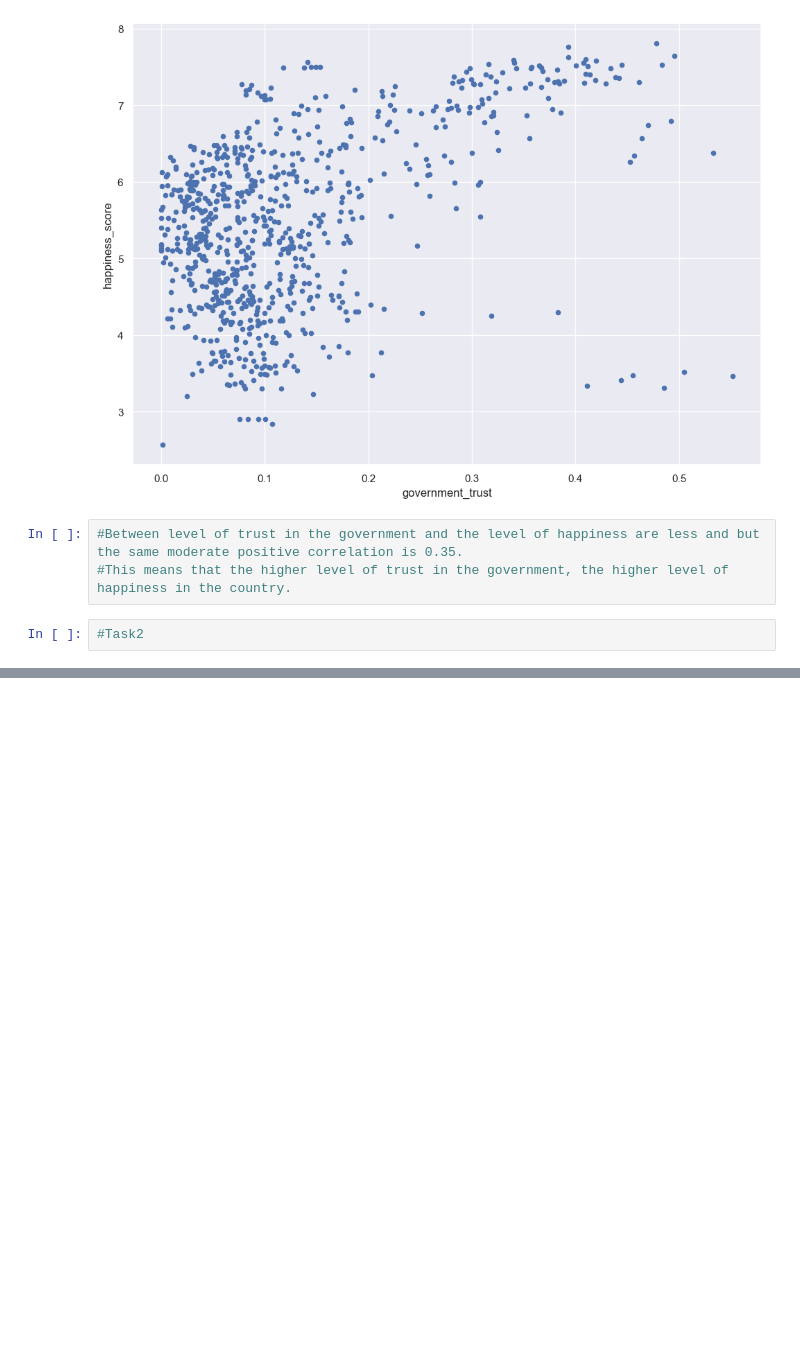
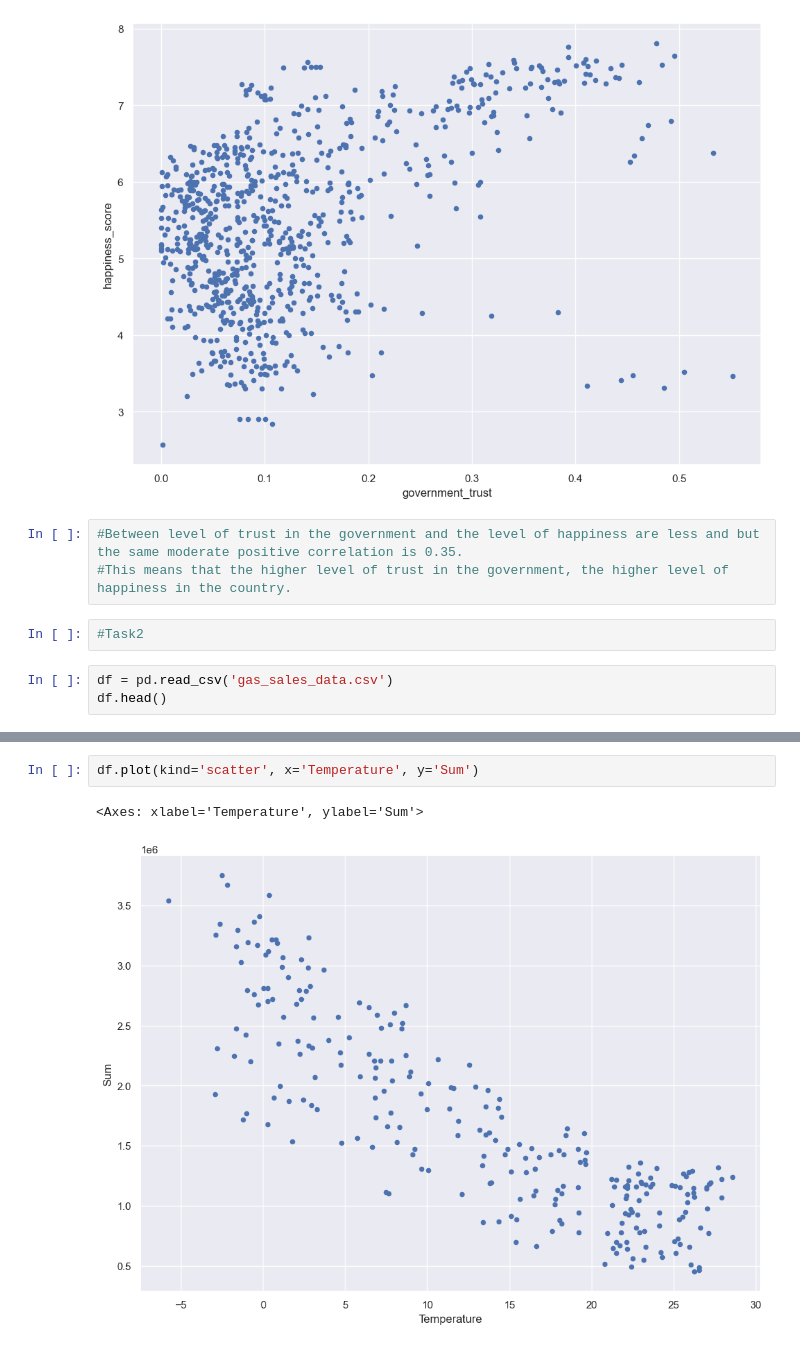
Before and after one commit to Eluminel/personal_ds_projects, a Jupyter notebook: correlation_and_regression/correlation_and_regression.ipynb, the cells around one changed output, grey strips where cells are left out. Cells and saved outputs as stored; diff of their text form; blank space fills up the shorter version.

```diff
--- a/correlation_and_regression/correlation_and_regression.ipynb
+++ b/correlation_and_regression/correlation_and_regression.ipynb
@@ -162,3 +162,6 @@ df.plot(kind='scatter', x='government_trust', y='happiness_score')
 #This means that the higher level of trust in the government, the higher level of happiness in the country.
 # %%
 #Task2
+# %%
+df = pd.read_csv('gas_sales_data.csv')
+df.head()
@@ -164,0 +199,5 @@ df.plot(kind='scatter', x='government_trust', y='happiness_score')
+# %%
+df.plot(kind='scatter', x='Temperature', y='Sum')
+# %% [output]
+<Axes: xlabel='Temperature', ylabel='Sum'>
+[figure, added]
```
Also changed, not shown: parts of 20 cells of this notebook.
